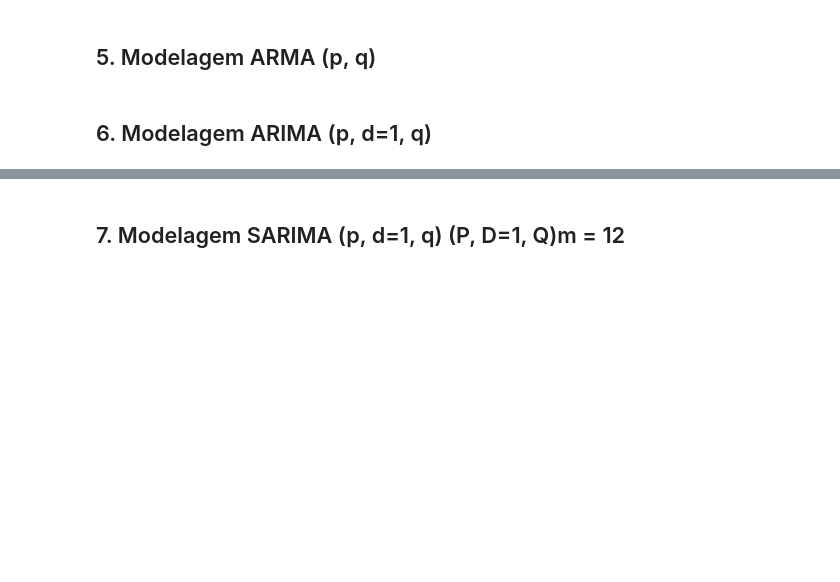
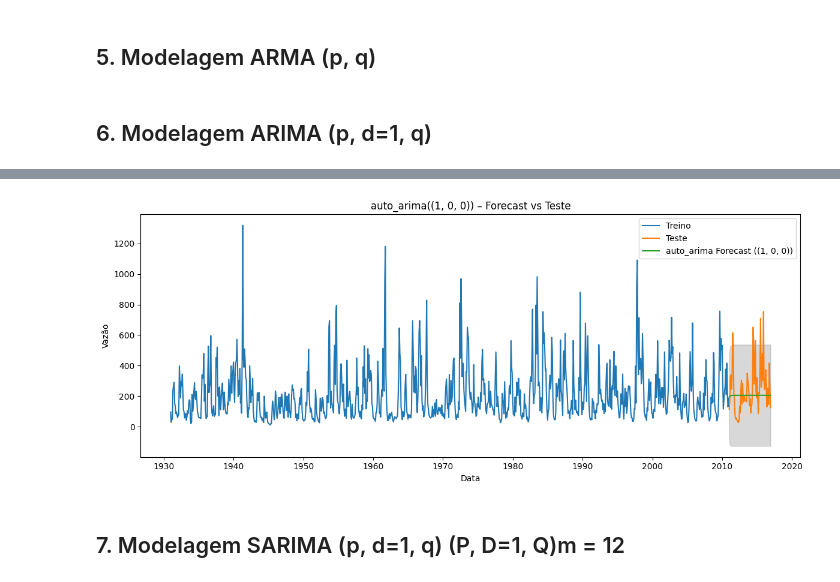
Before and after one commit to LucasMacieel/Modelagem_Analitica, a Jupyter notebook: passos_real_analysis.ipynb, the cells around one changed output, grey strips where cells are left out. Saved outputs shown, nothing was run; the diff lists cells and outputs as text; code cells hidden in the pictures; blank space fills up the shorter version.

```diff
--- a/passos_real_analysis.ipynb
+++ b/passos_real_analysis.ipynb
@@ -287,3 +338,30 @@ Warnings:
+# %%
+# Forecast sobre o teste
+fc_auto, ci_auto = auto_model.predict(
+    n_periods=len(test),
+    return_conf_int=True,
+    alpha=0.05
+)
+fc_auto   = pd.Series(fc_auto, index=test.index)
+ci_auto   = pd.DataFrame(ci_auto, index=test.index, columns=['lower','upper'])
+
+# Plot Forecast auto_arima vs Teste
+plt.figure(figsize=(12, 5))
+plt.plot(train, label='Treino')
+plt.plot(test,  label='Teste')
+plt.plot(fc_auto, label=f'auto_arima Forecast ({auto_model.order})', color='tab:green')
+plt.fill_between(ci_auto.index,
+                 ci_auto['lower'],
+                 ci_auto['upper'],
+                 color='gray', alpha=0.3)
+plt.title(f'auto_arima({auto_model.order}) – Forecast vs Teste')
+plt.xlabel('Data')
+plt.ylabel('Vazão')
+plt.legend()
+plt.tight_layout()
+plt.show()
+# %% [output]
+[figure, added]
 # %% [markdown]
 ## 7. Modelagem SARIMA (p, d=1, q) (P, D=1, Q)m = 12
 # %% [markdown]
```
Also changed, not shown: parts of 11 cells of this notebook.
